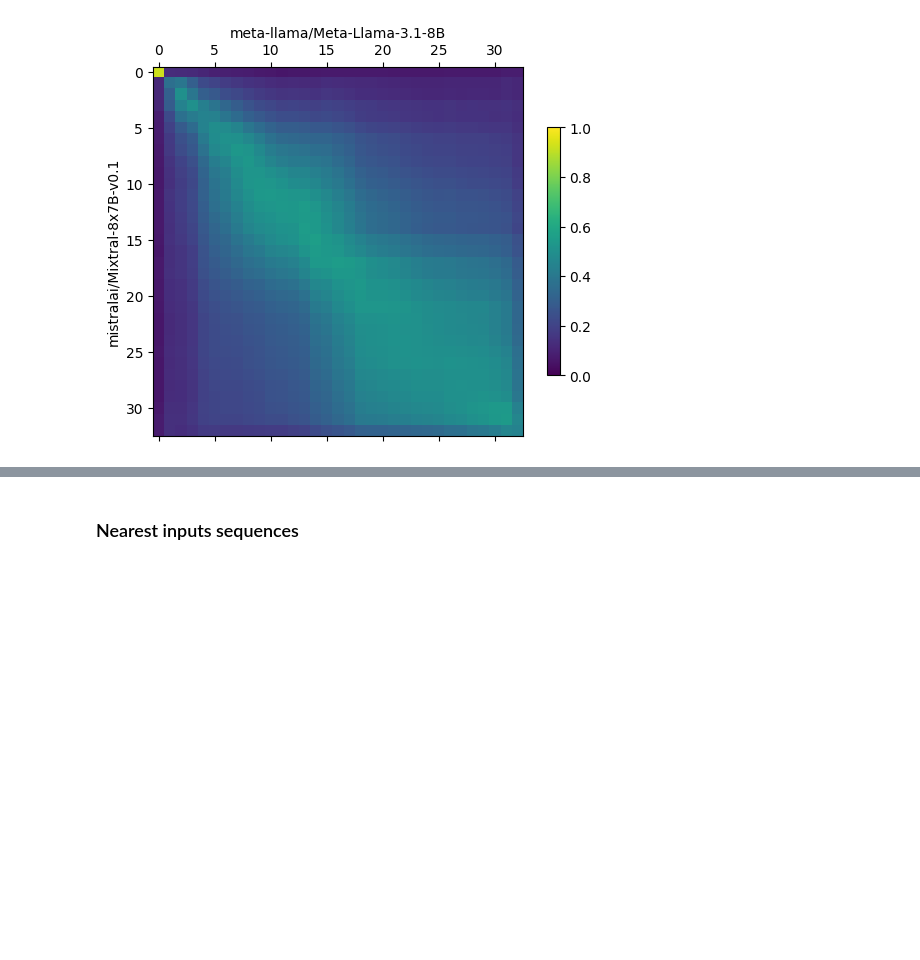
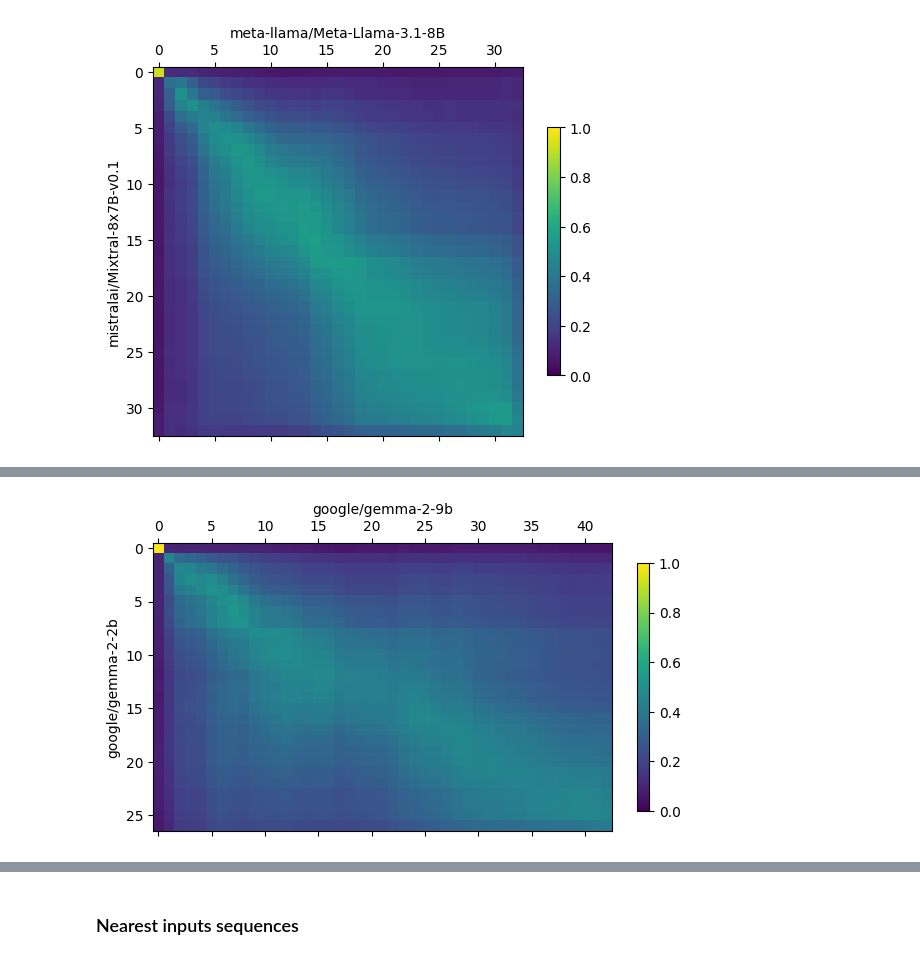
Before and after one commit to chriswolfram/unireps, a Jupyter notebook: notebooks/unireps-2.ipynb, the cells around one changed output, grey strips where cells are left out. Cells and saved outputs as stored; diff of their text form; code cells hidden in the pictures; blank space fills up the shorter version.

```diff
--- a/notebooks/unireps-2.ipynb
+++ b/notebooks/unireps-2.ipynb
@@ -298,0 +334,5 @@ plt.show()
+# %%
+layer_similarities_plot('google/gemma-2-2b', 'google/gemma-2-9b', 'book_translations_de')
+plt.show()
+# %% [output]
+[figure, added]
```
Also changed, not shown: parts of 8 cells of this notebook.
